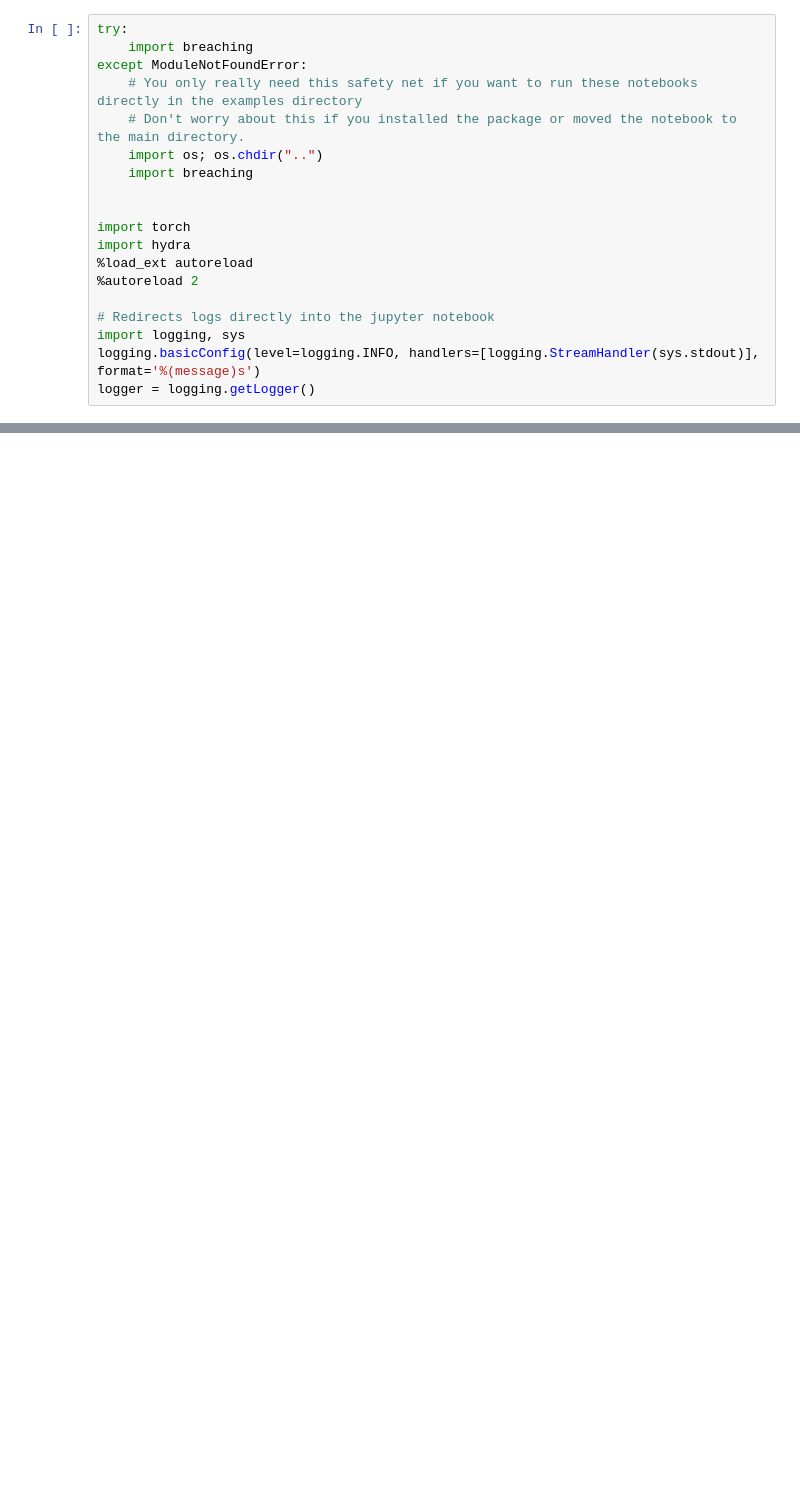
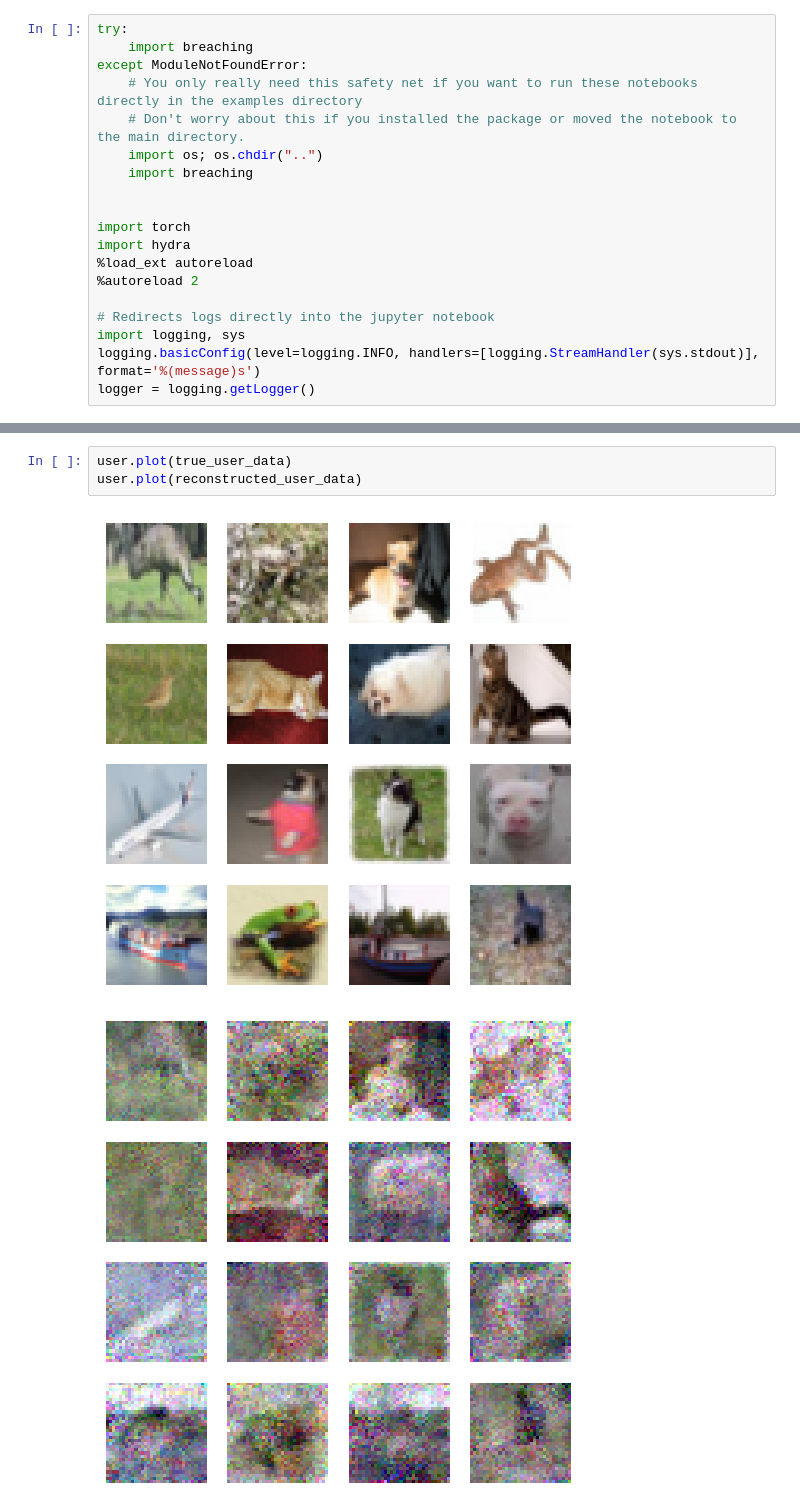
Before and after one commit to PierreJobic/breaching, a Jupyter notebook: analysis_test.ipynb, the cells around one changed output, grey strips where cells are left out. Drawn from its saved outputs; the diff is of its cells as text; blank space fills up the shorter version.

```diff
--- a/analysis_test.ipynb
+++ b/analysis_test.ipynb
@@ -90,0 +106,6 @@ user.plot(reconstructed_user_data)
+# %%
+user.plot(true_user_data)
+user.plot(reconstructed_user_data)
+# %% [output]
+[figure, added]
+[figure, added]
```
Also changed, not shown: parts of 3 cells of this notebook, 4 other files.
